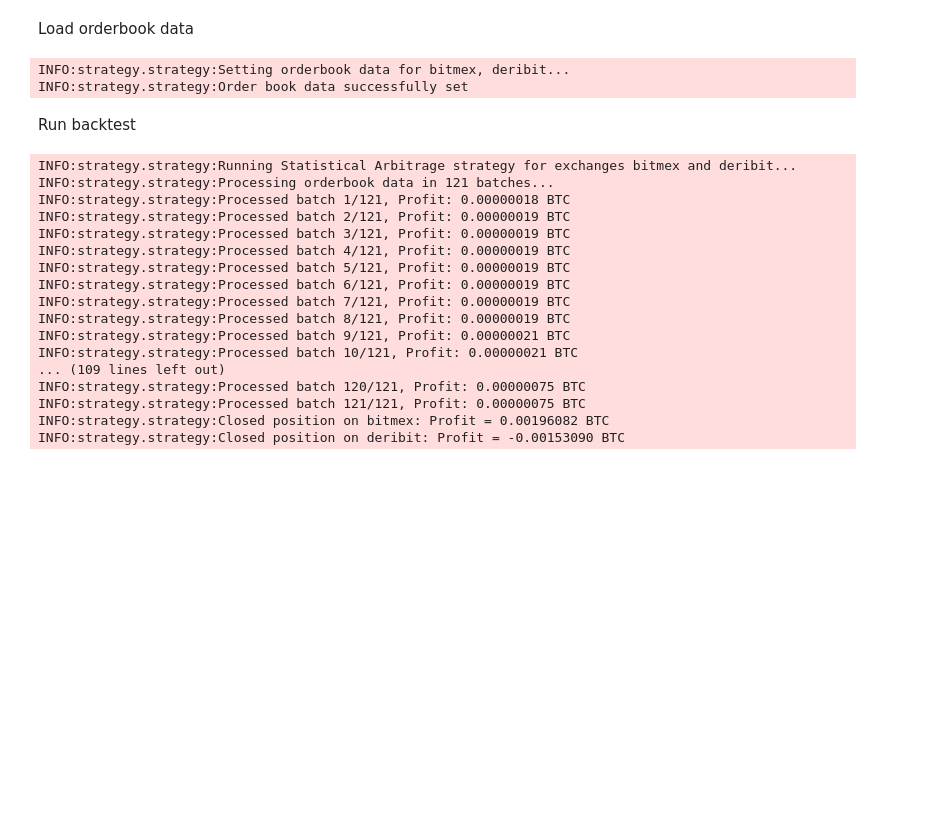
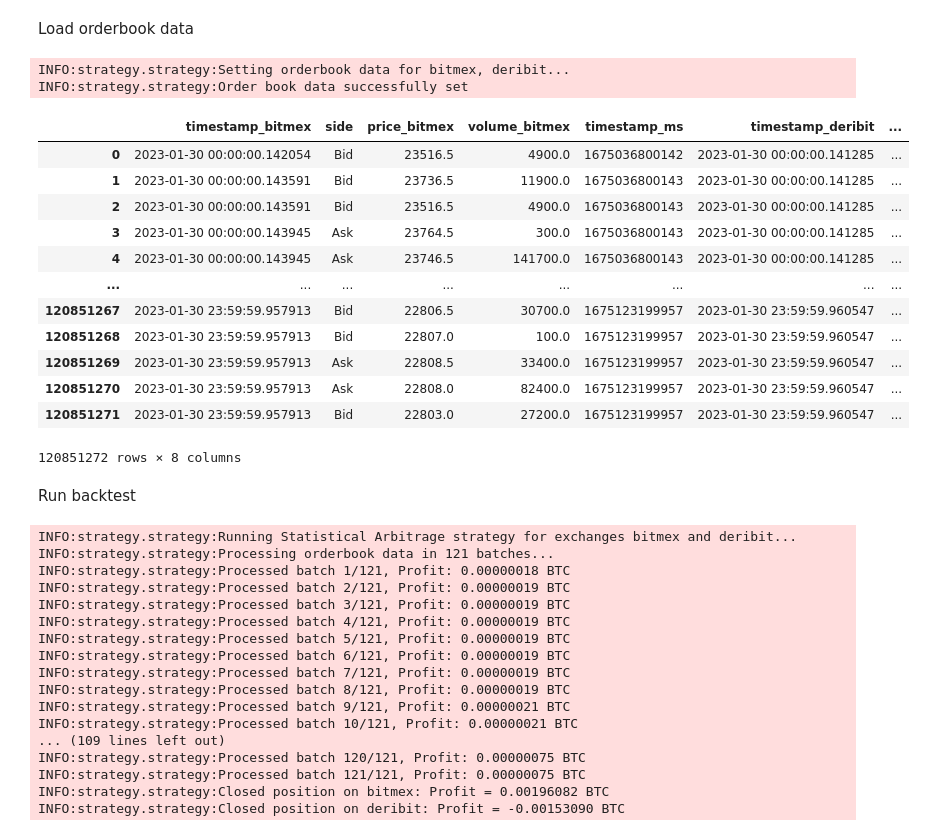
Before and after one commit to koolski/btc_test, a Jupyter notebook: backtest.ipynb, the cells around one changed output. Drawn from its saved outputs; the diff is of its cells as text; code cells hidden in the pictures; blank space fills up the shorter version.

```diff
--- a/backtest.ipynb
+++ b/backtest.ipynb
@@ -41,6 +41,22 @@ arbitrage_backtest.set_data(
 # %% [output]
 INFO:strategy.strategy:Setting orderbook data for bitmex, deribit...
 INFO:strategy.strategy:Order book data successfully set
+# %%
+arbitrage_backtest.get_data()
+# %% [output]
+|  | timestamp_bitmex | side | price_bitmex | volume_bitmex | timestamp_ms | timestamp_deribit | ... |
+| 0 | 2023-01-30 00:00:00.142054 | Bid | 23516.5 | 4900.0 | 1675036800142 | 2023-01-30 00:00:00.141285 | ... |
+| 1 | 2023-01-30 00:00:00.143591 | Bid | 23736.5 | 11900.0 | 1675036800143 | 2023-01-30 00:00:00.141285 | ... |
+| 2 | 2023-01-30 00:00:00.143591 | Bid | 23516.5 | 4900.0 | 1675036800143 | 2023-01-30 00:00:00.141285 | ... |
+| 3 | 2023-01-30 00:00:00.143945 | Ask | 23764.5 | 300.0 | 1675036800143 | 2023-01-30 00:00:00.141285 | ... |
+| 4 | 2023-01-30 00:00:00.143945 | Ask | 23746.5 | 141700.0 | 1675036800143 | 2023-01-30 00:00:00.141285 | ... |
+| ... | ... | ... | ... | ... | ... | ... | ... |
+| 120851267 | 2023-01-30 23:59:59.957913 | Bid | 22806.5 | 30700.0 | 1675123199957 | 2023-01-30 23:59:59.960547 | ... |
+| 120851268 | 2023-01-30 23:59:59.957913 | Bid | 22807.0 | 100.0 | 1675123199957 | 2023-01-30 23:59:59.960547 | ... |
+| 120851269 | 2023-01-30 23:59:59.957913 | Ask | 22808.5 | 33400.0 | 1675123199957 | 2023-01-30 23:59:59.960547 | ... |
+| 120851270 | 2023-01-30 23:59:59.957913 | Ask | 22808.0 | 82400.0 | 1675123199957 | 2023-01-30 23:59:59.960547 | ... |
+| 120851271 | 2023-01-30 23:59:59.957913 | Bid | 22803.0 | 27200.0 | 1675123199957 | 2023-01-30 23:59:59.960547 | ... |
+120851272 rows × 8 columns
 # %% [markdown]
 Run backtest
 # %%
```
Also changed, not shown: 1 other file.
